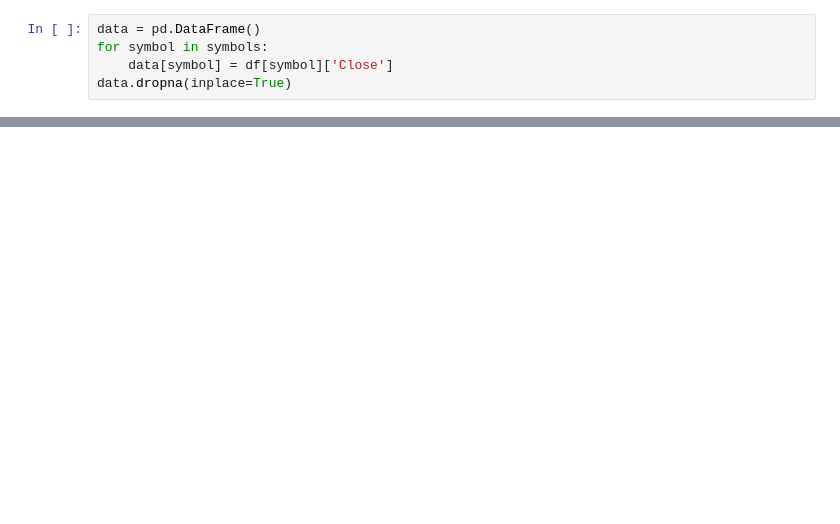
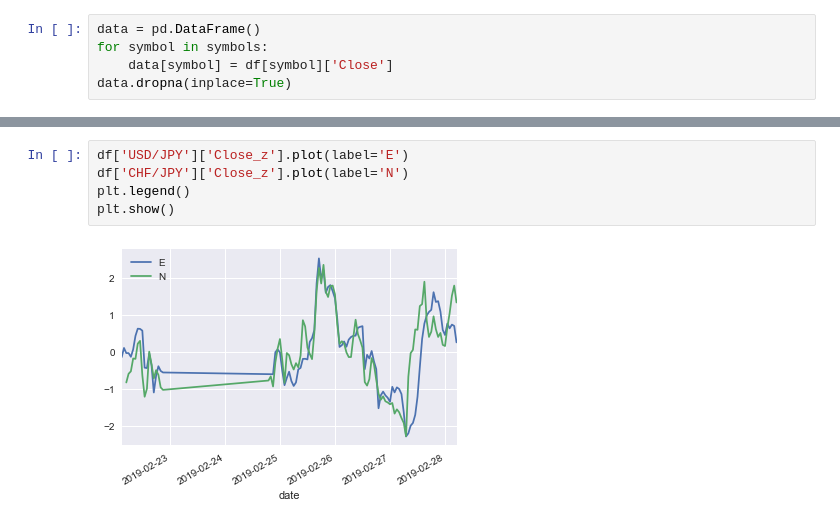
Before and after one commit to ballmdr/blockchain-python, a Jupyter notebook: FXCM/Pairs Trading.ipynb, the cells around one changed output, grey strips where cells are left out. Cells and saved outputs as stored; diff of their text form; blank space fills up the shorter version.

```diff
--- a/FXCM/Pairs Trading.ipynb
+++ b/FXCM/Pairs Trading.ipynb
@@ -78 +84,8 @@ print (pairs)
+# %%
+df['USD/JPY']['Close_z'].plot(label='E')
+df['CHF/JPY']['Close_z'].plot(label='N')
+plt.legend()
+plt.show()
+# %% [output]
+[figure, added]
 # %%
```
Also changed, not shown: parts of 5 cells of this notebook, 11 other files.
